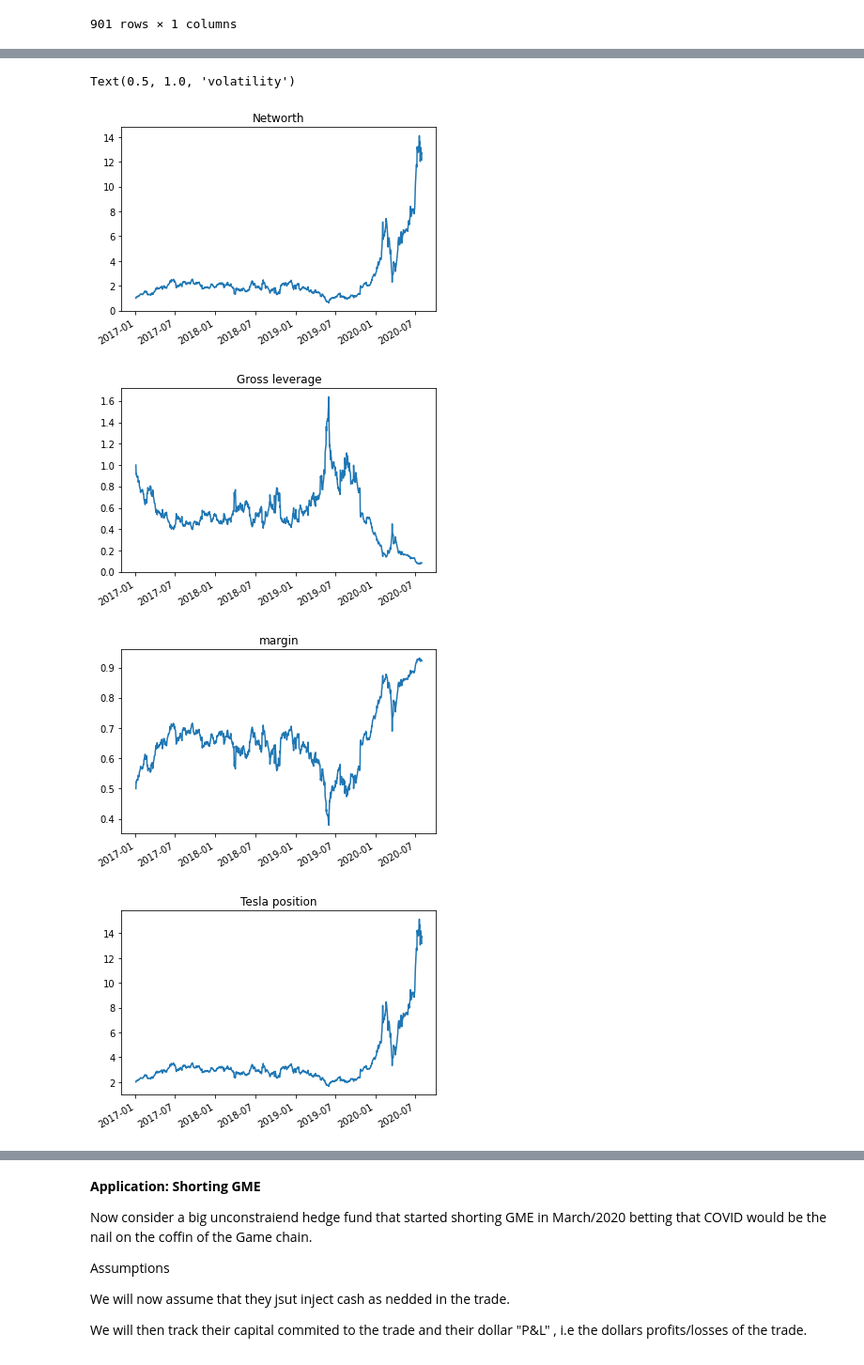
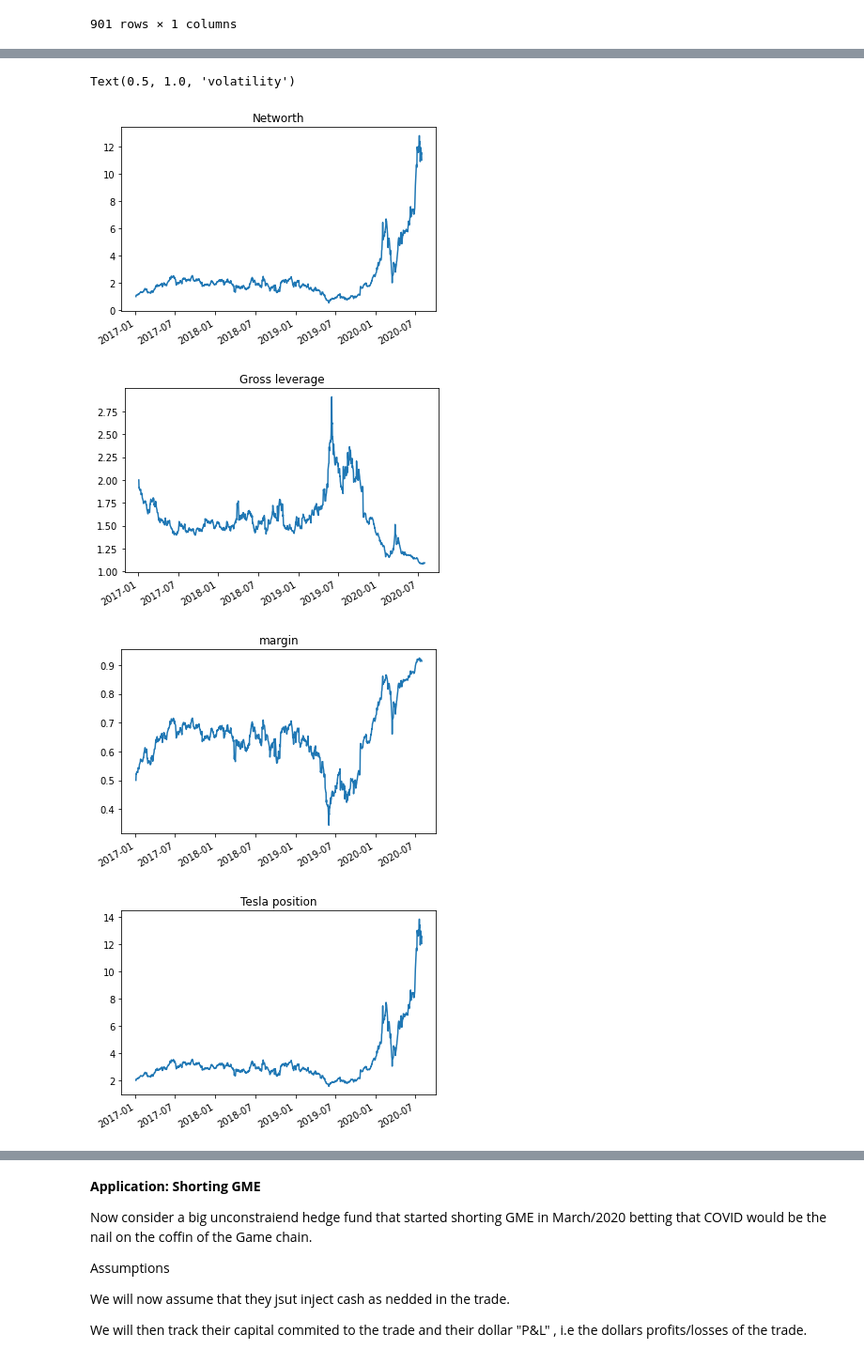
Before and after one commit to amoreira2/Lectures, a Jupyter notebook: chapters/Finance/LeverageandShorting.ipynb, the cells around one changed output, grey strips where cells are left out. Shown: that part at 94% size. Cells and saved outputs as stored; diff of their text form; code cells hidden in the pictures.

```diff
--- a/chapters/Finance/LeverageandShorting.ipynb
+++ b/chapters/Finance/LeverageandShorting.ipynb
@@ -181,7 +181,7 @@ val=1_000_000 # inital portfolio value
 
 rl=0.01/252 #borrowing spread
 m_initial=0.5 # Initial margin
-m_maintenance=0.3 # maintenance/minimum margin
+m_maintenance=0.4 # maintenance/minimum margin
 pos_RiskyAsset=1/m_initial*val
 pos_SafeAsset=val-pos_RiskyAsset
 
@@ -204,7 +204,7 @@ for d in df.index[1:]:
     if networth/pos_RiskyAsset<m_maintenance: # accoutn is in breach and trader has to rebalance (sell some stock to satisfy their position limits)
         print([pos_RiskyAsset,pos_SafeAsset])
         pos_RiskyAsset=networth*1/m_maintenance
-        post_SafeAsset=networth*(1-1/m_maintenance)
+        post_SafeAsset=networth-pos_RiskyAsset
         print([pos_RiskyAsset,pos_SafeAsset])
 
     W.at[d,'Risky']=pos_RiskyAsset
@@ -229,23 +237,23 @@ W
 # %%
 (W.sum(axis=1)/1e6).plot(logy=False)
 #(W['2017':'2020']['Asset']/1e6).plot(logy=False)
 plt.title('Networth')
 plt.figure()
-(-W['Safe']/W.sum(axis=1)).plot()
+(W['Risky']/W.sum(axis=1)).plot()
 plt.title('Gross leverage')
 plt.figure()
 (W.sum(axis=1)/W['Risky']).plot()
 plt.title('margin')
 plt.figure()
 (W['Risky']/val).plot(logy=False)
 plt.title('Tesla position')
 
 plt.figure()
 ((W.sum(axis=1)).pct_change().rolling(window=21).std()*252**0.5).plot()
 plt.title('volatility')
 # %% [output]
 Text(0.5, 1.0, 'volatility')
-[figure, old version]
+[figure, new version]
-[figure, old version]
+[figure, new version]
-[figure, old version]
+[figure, new version]
-[figure, old version]
+[figure, new version]
```
Also changed, not shown: parts of 9 cells of this notebook.
